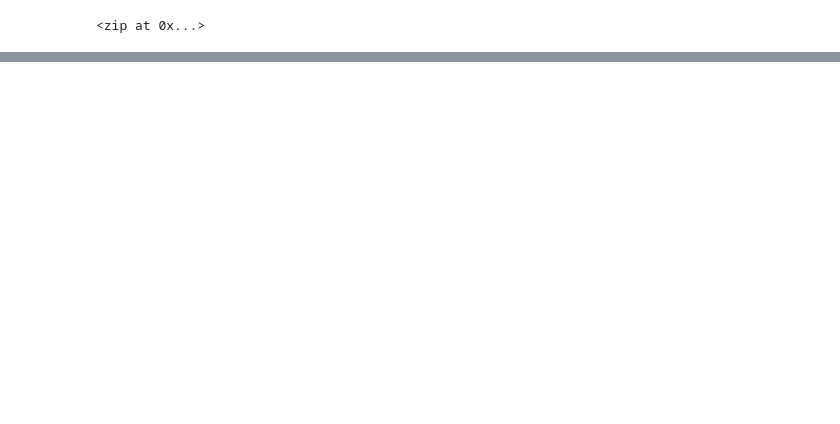
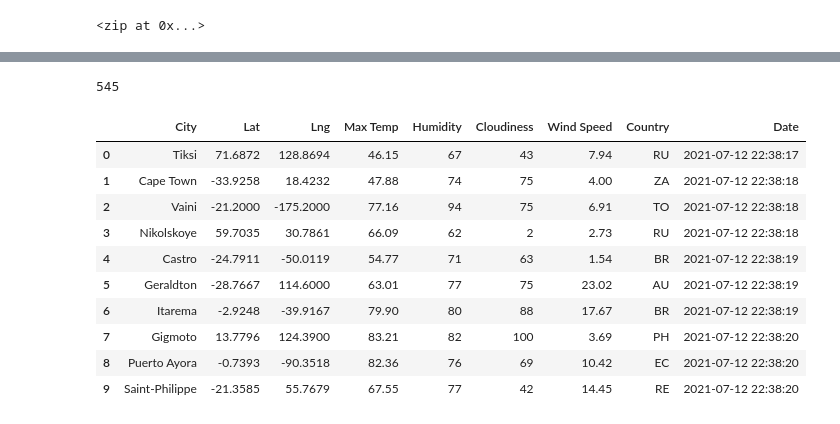
Before and after one commit to JoyRichardson/World_Weather_Analysis, a Jupyter notebook: WeatherPy.ipynb, the cells around one changed output, grey strips where cells are left out. Cells and saved outputs as stored; diff of their text form; code cells hidden in the pictures; blank space fills up the shorter version.

```diff
--- a/WeatherPy.ipynb
+++ b/WeatherPy.ipynb
@@ -33,0 +124,20 @@ len(cities)
+# %%
+len(city_data)
+# %% [output]
+545
+# %%
+# Convert the array of dictionaries to a Pandas DataFrame.
+city_data_df = pd.DataFrame(city_data)
+city_data_df.head(10)
+# %% [output]
+|  | City | Lat | Lng | Max Temp | Humidity | Cloudiness | Wind Speed | Country | Date |
+| 0 | Tiksi | 71.6872 | 128.8694 | 46.15 | 67 | 43 | 7.94 | RU | 2021-07-12 22:38:17 |
+| 1 | Cape Town | -33.9258 | 18.4232 | 47.88 | 74 | 75 | 4.00 | ZA | 2021-07-12 22:38:18 |
+| 2 | Vaini | -21.2000 | -175.2000 | 77.16 | 94 | 75 | 6.91 | TO | 2021-07-12 22:38:18 |
+| 3 | Nikolskoye | 59.7035 | 30.7861 | 66.09 | 62 | 2 | 2.73 | RU | 2021-07-12 22:38:18 |
+| 4 | Castro | -24.7911 | -50.0119 | 54.77 | 71 | 63 | 1.54 | BR | 2021-07-12 22:38:19 |
+| 5 | Geraldton | -28.7667 | 114.6000 | 63.01 | 77 | 75 | 23.02 | AU | 2021-07-12 22:38:19 |
+| 6 | Itarema | -2.9248 | -39.9167 | 79.90 | 80 | 88 | 17.67 | BR | 2021-07-12 22:38:19 |
+| 7 | Gigmoto | 13.7796 | 124.3900 | 83.21 | 82 | 100 | 3.69 | PH | 2021-07-12 22:38:20 |
+| 8 | Puerto Ayora | -0.7393 | -90.3518 | 82.36 | 76 | 69 | 10.42 | EC | 2021-07-12 22:38:20 |
+| 9 | Saint-Philippe | -21.3585 | 55.7679 | 67.55 | 77 | 42 | 14.45 | RE | 2021-07-12 22:38:20 |
```
Also changed, not shown: parts of 8 cells of this notebook.
